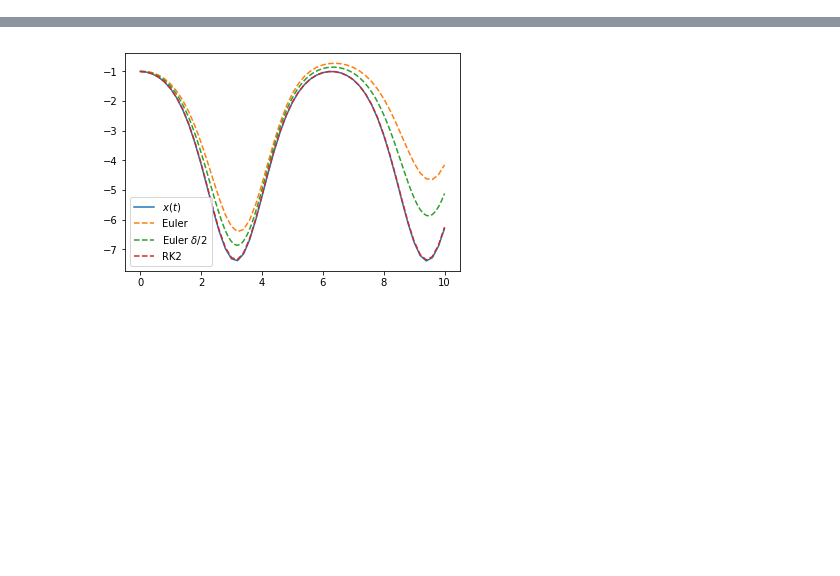
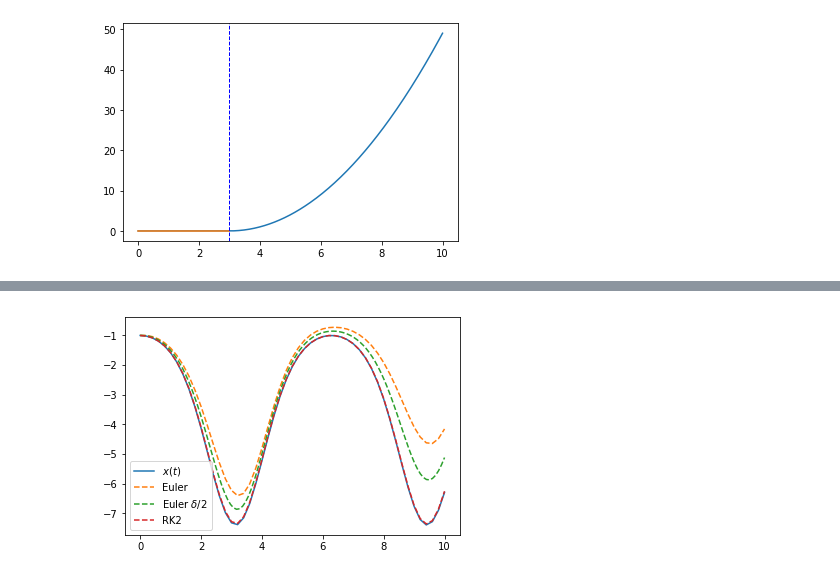
Before and after one commit to mdesroches/processes_neurosciences, a Jupyter notebook: 1_python_2_edo_1_theory.ipynb, the cells around one changed output, grey strips where cells are left out. Saved outputs shown, nothing was run; the diff lists cells and outputs as text; code cells hidden in the pictures; blank space fills up the shorter version.

```diff
--- a/1_python_2_edo_1_theory.ipynb
+++ b/1_python_2_edo_1_theory.ipynb
@@ -594,0 +95,18 @@ il s'agit donc d'un schéma d'ordre 2:
+# %%
+import numpy as np
+import matplotlib.pyplot as plt
+
+%matplotlib inline
+
+a = 3
+t0, t1 = 0, 10
+the_time = np.linspace(t0,t1,300, endpoint=True)
+curve = (the_time-a)**2
+curve[the_time-a<0] = 0
+
+plt.plot(the_time, curve)
+plt.plot([t0,a],[0,0])
+plt.axvline(a, color='b', linestyle='dashed', linewidth=1)
+plt.show()
+# %% [output]
+[figure, added]
```
Also changed, not shown: parts of 64 cells of this notebook.
